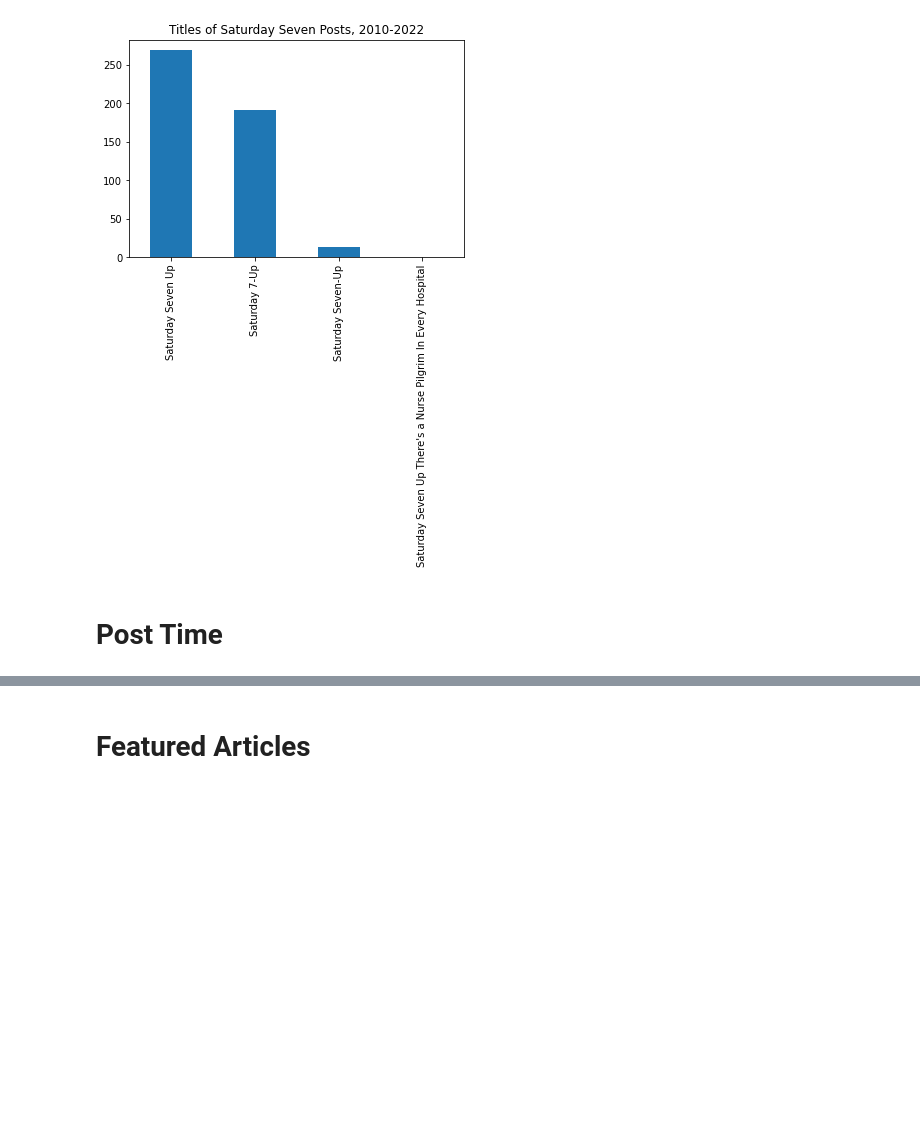
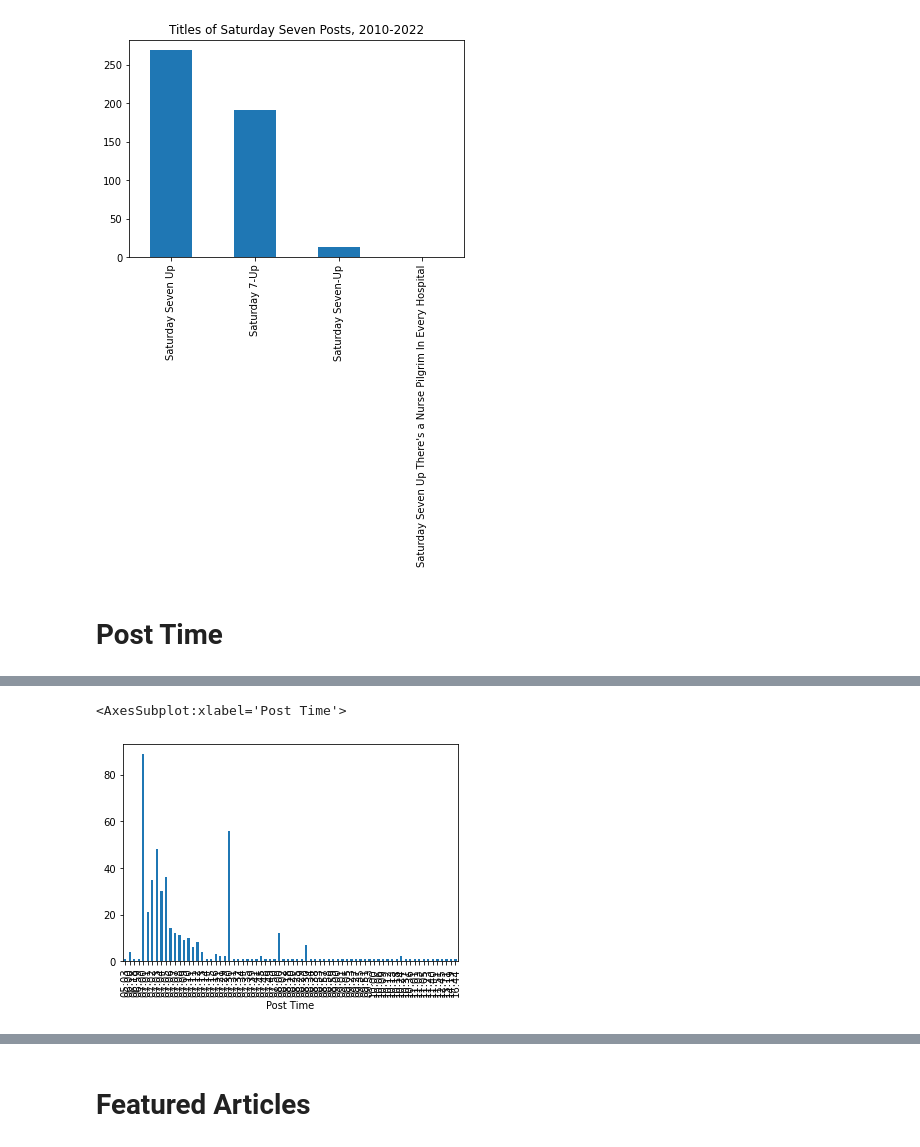
Before and after one commit to groegercesg/Guido_Fawkes_Analysis, a Jupyter notebook: analysis.ipynb, the cells around one changed output, grey strips where cells are left out. Saved outputs shown, nothing was run; the diff lists cells and outputs as text; code cells hidden in the pictures; blank space fills up the shorter version.

```diff
--- a/analysis.ipynb
+++ b/analysis.ipynb
@@ -384,0 +389,5 @@ plt.savefig('images/post_times.png',bbox_inches='tight')
+# %%
+articleDetails['Post Time'].groupby(articleDetails['Post Time']).count().plot(kind="bar")
+# %% [output]
+<AxesSubplot:xlabel='Post Time'>
+[figure, added]
```
Also changed, not shown: parts of 4 cells of this notebook, 1 other file.
